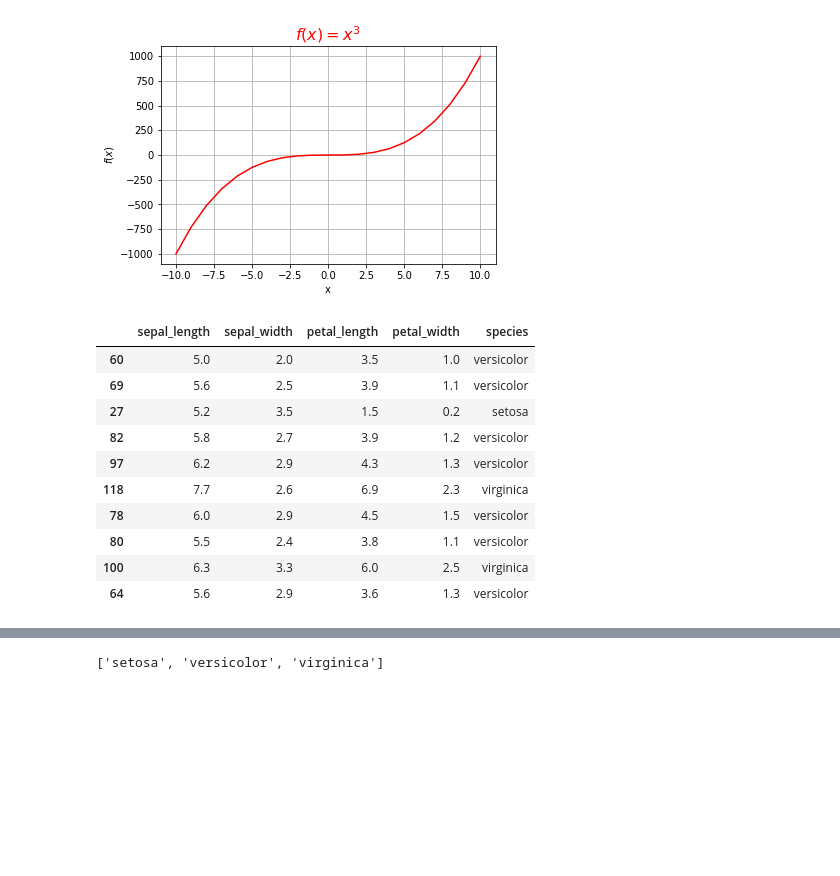
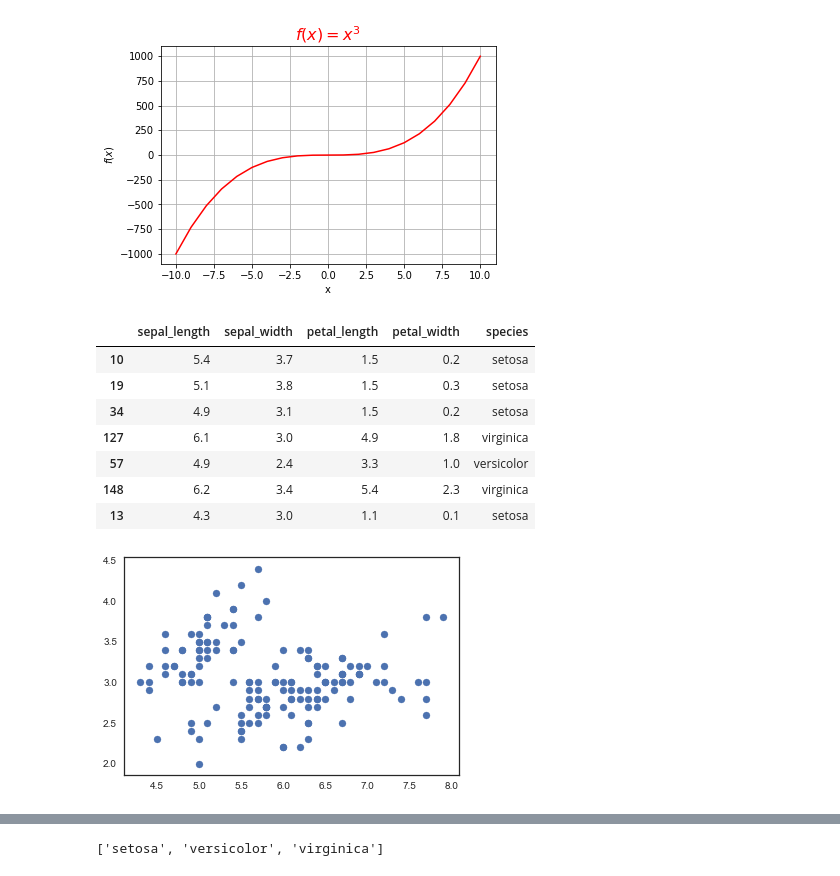
Before and after one commit to Brinkhuis/Cursus, a Jupyter notebook: notebooks/visualization.ipynb, the cells around one changed output, grey strips where cells are left out. Saved outputs shown, nothing was run; the diff lists cells and outputs as text; code cells hidden in the pictures; blank space fills up the shorter version.

```diff
--- a/notebooks/visualization.ipynb
+++ b/notebooks/visualization.ipynb
@@ -54,16 +56,19 @@ plt.show()
 iris = sns.load_dataset('iris')
 # %%
 # sample
-iris.sample(n = 10)
+iris.sample(n=7)
 # %% [output]
 |  | sepal_length | sepal_width | petal_length | petal_width | species |
-| 60 | 5.0 | 2.0 | 3.5 | 1.0 | versicolor |
-| 69 | 5.6 | 2.5 | 3.9 | 1.1 | versicolor |
-| 27 | 5.2 | 3.5 | 1.5 | 0.2 | setosa |
-| 82 | 5.8 | 2.7 | 3.9 | 1.2 | versicolor |
-| 97 | 6.2 | 2.9 | 4.3 | 1.3 | versicolor |
-| 118 | 7.7 | 2.6 | 6.9 | 2.3 | virginica |
-| 78 | 6.0 | 2.9 | 4.5 | 1.5 | versicolor |
-| 80 | 5.5 | 2.4 | 3.8 | 1.1 | versicolor |
-| 100 | 6.3 | 3.3 | 6.0 | 2.5 | virginica |
-| 64 | 5.6 | 2.9 | 3.6 | 1.3 | versicolor |
+| 10 | 5.4 | 3.7 | 1.5 | 0.2 | setosa |
+| 19 | 5.1 | 3.8 | 1.5 | 0.3 | setosa |
+| 34 | 4.9 | 3.1 | 1.5 | 0.2 | setosa |
+| 127 | 6.1 | 3.0 | 4.9 | 1.8 | virginica |
+| 57 | 4.9 | 2.4 | 3.3 | 1.0 | versicolor |
+| 148 | 6.2 | 3.4 | 5.4 | 2.3 | virginica |
+| 13 | 4.3 | 3.0 | 1.1 | 0.1 | setosa |
+# %%
+# basic plot
+plt.scatter(x = iris.sepal_length, y = iris.sepal_width)
+plt.show()
+# %% [output]
+[figure, added]
```
Also changed, not shown: parts of 12 cells of this notebook.
